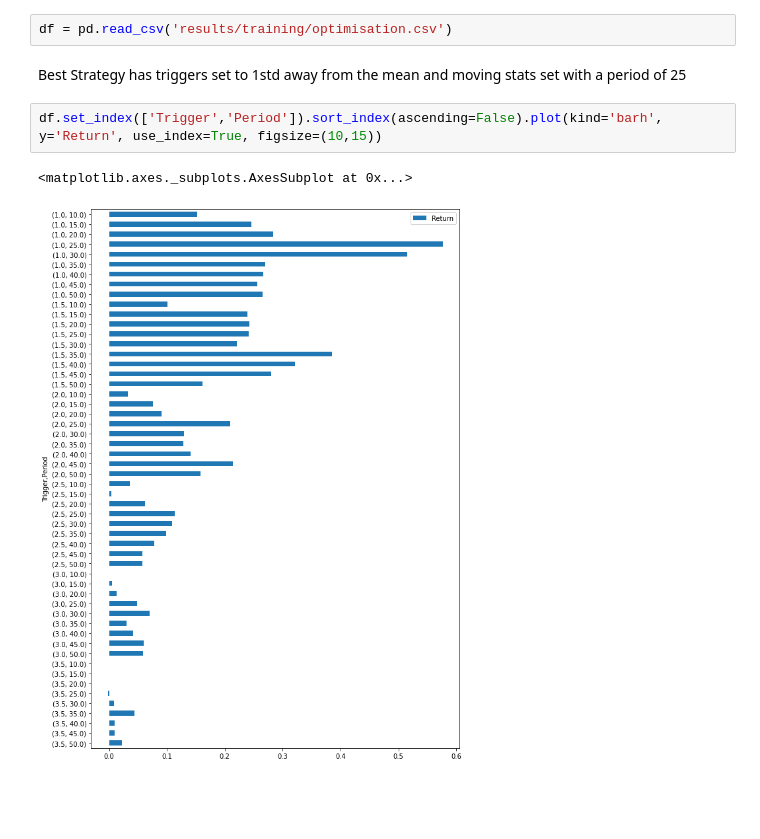
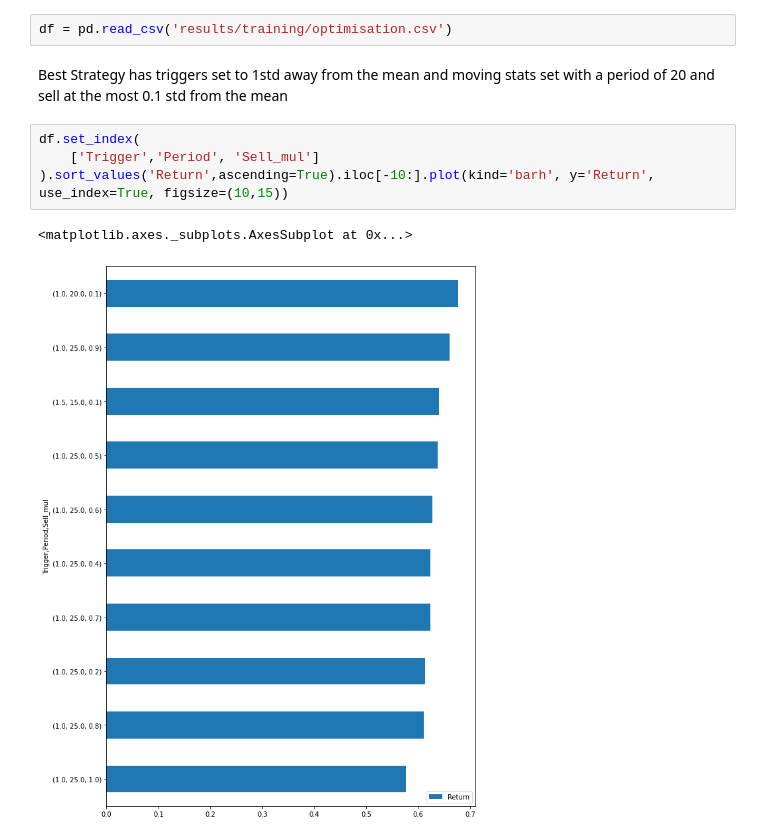
Before and after one commit to iceokoli/CryptoPairTrading-BackTest, a Jupyter notebook: parameter_tuning.ipynb, the cells around one changed output. Cells and saved outputs as stored; diff of their text form; blank space fills up the shorter version.

```diff
--- a/parameter_tuning.ipynb
+++ b/parameter_tuning.ipynb
@@ -6,9 +6,11 @@ import matplotlib.pyplot as plt
 # %%
 df = pd.read_csv('results/training/optimisation.csv')
 # %% [markdown]
-Best Strategy has triggers set to 1std away from the mean and moving stats set with a period of 25
+Best Strategy has triggers set to 1std away from the mean and moving stats set with a period of 20 and sell at the most 0.1 std from the mean
 # %%
-df.set_index(['Trigger','Period']).sort_index(ascending=False).plot(kind='barh', y='Return', use_index=True, figsize=(10,15))
+df.set_index(
+    ['Trigger','Period', 'Sell_mul']
+).sort_values('Return',ascending=True).iloc[-10:].plot(kind='barh', y='Return', use_index=True, figsize=(10,15))
 # %% [output]
 <matplotlib.axes._subplots.AxesSubplot at 0x...>
-[figure, old version]
+[figure, new version]
```
Also changed, not shown: 8 other files.
